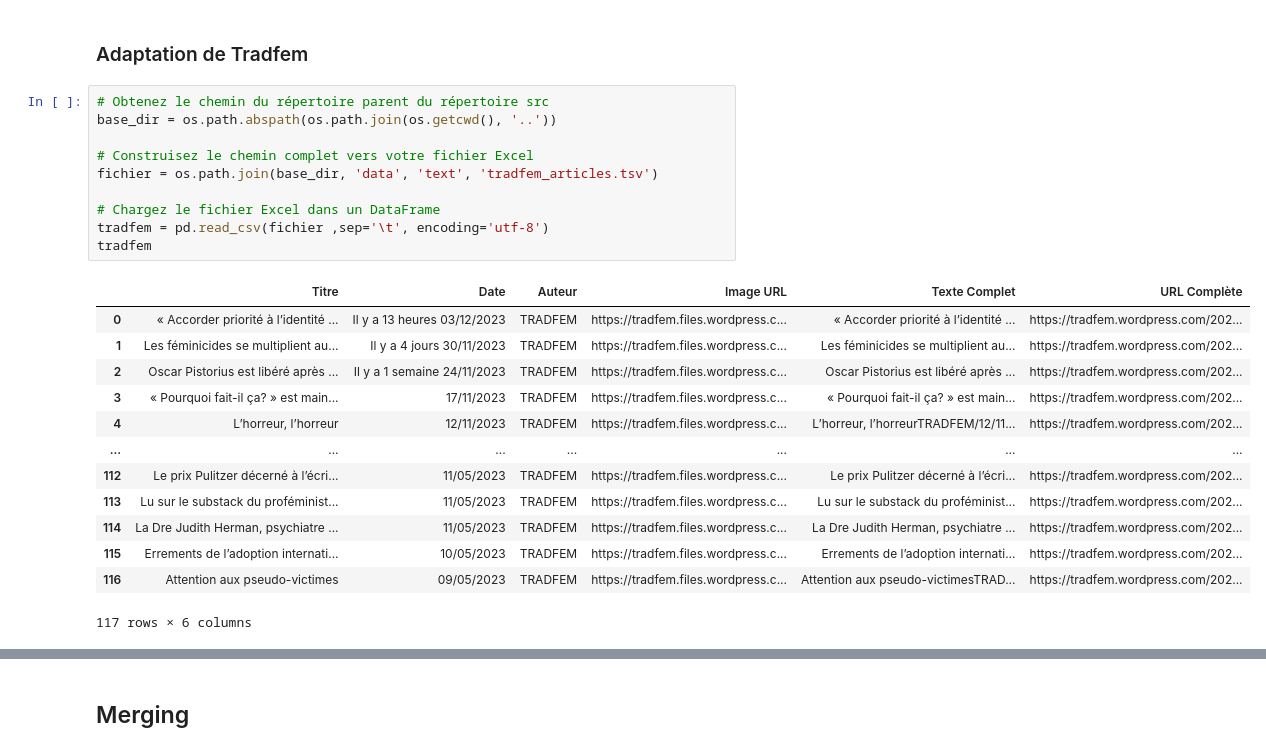
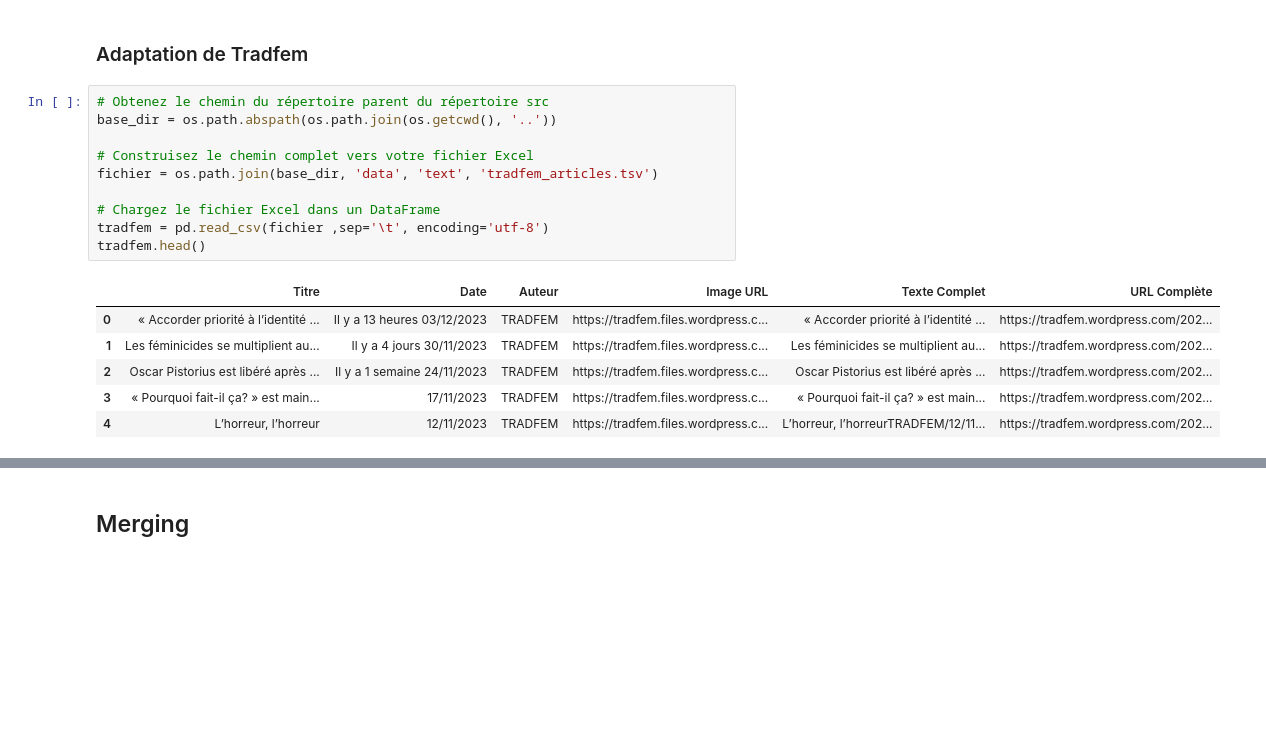
Before and after one commit to LeoMaurice/Conservative_mobilisation, a Jupyter notebook: src/Merging.ipynb, the cells around one changed output, grey strips where cells are left out. Saved outputs shown, nothing was run; the diff lists cells and outputs as text; blank space fills up the shorter version.

```diff
--- a/src/Merging.ipynb
+++ b/src/Merging.ipynb
@@ -100,27 +76,20 @@ femiste
 # %%
 # Obtenez le chemin du répertoire parent du répertoire src
 base_dir = os.path.abspath(os.path.join(os.getcwd(), '..'))
 
 # Construisez le chemin complet vers votre fichier Excel
 fichier = os.path.join(base_dir, 'data', 'text', 'tradfem_articles.tsv')
 
 # Chargez le fichier Excel dans un DataFrame
 tradfem = pd.read_csv(fichier ,sep='\t', encoding='utf-8')
-tradfem
+tradfem.head()
 # %% [output]
 |  | Titre | Date | Auteur | Image URL | Texte Complet | URL Complète |
 | 0 | « Accorder priorité à l’identité ... | Il y a 13 heures 03/12/2023 | TRADFEM | https://tradfem.files.wordpress.c... | « Accorder priorité à l’identité ... | https://tradfem.wordpress.com/202... |
 | 1 | Les féminicides se multiplient au... | Il y a 4 jours 30/11/2023 | TRADFEM | https://tradfem.files.wordpress.c... | Les féminicides se multiplient au... | https://tradfem.wordpress.com/202... |
 | 2 | Oscar Pistorius est libéré après ... | Il y a 1 semaine 24/11/2023 | TRADFEM | https://tradfem.files.wordpress.c... | Oscar Pistorius est libéré après ... | https://tradfem.wordpress.com/202... |
 | 3 | « Pourquoi fait-il ça? » est main... | 17/11/2023 | TRADFEM | https://tradfem.files.wordpress.c... | « Pourquoi fait-il ça? » est main... | https://tradfem.wordpress.com/202... |
 | 4 | L’horreur, l’horreur | 12/11/2023 | TRADFEM | https://tradfem.files.wordpress.c... | L’horreur, l’horreurTRADFEM/12/11... | https://tradfem.wordpress.com/202... |
-| ... | ... | ... | ... | ... | ... | ... |
-| 112 | Le prix Pulitzer décerné à l’écri... | 11/05/2023 | TRADFEM | https://tradfem.files.wordpress.c... | Le prix Pulitzer décerné à l’écri... | https://tradfem.wordpress.com/202... |
-| 113 | Lu sur le substack du proféminist... | 11/05/2023 | TRADFEM | https://tradfem.files.wordpress.c... | Lu sur le substack du proféminist... | https://tradfem.wordpress.com/202... |
-| 114 | La Dre Judith Herman, psychiatre ... | 11/05/2023 | TRADFEM | https://tradfem.files.wordpress.c... | La Dre Judith Herman, psychiatre ... | https://tradfem.wordpress.com/202... |
-| 115 | Errements de l’adoption internati... | 10/05/2023 | TRADFEM | https://tradfem.files.wordpress.c... | Errements de l’adoption internati... | https://tradfem.wordpress.com/202... |
-| 116 | Attention aux pseudo-victimes | 09/05/2023 | TRADFEM | https://tradfem.files.wordpress.c... | Attention aux pseudo-victimesTRAD... | https://tradfem.wordpress.com/202... |
-117 rows × 6 columns
 # %%
 #Ajout et suppressions de colonnes intéressantes
 tradfem = tradfem.drop(['Image URL'], axis=1, errors='ignore')
```
Also changed, not shown: parts of 11 cells of this notebook, 4 other files.
